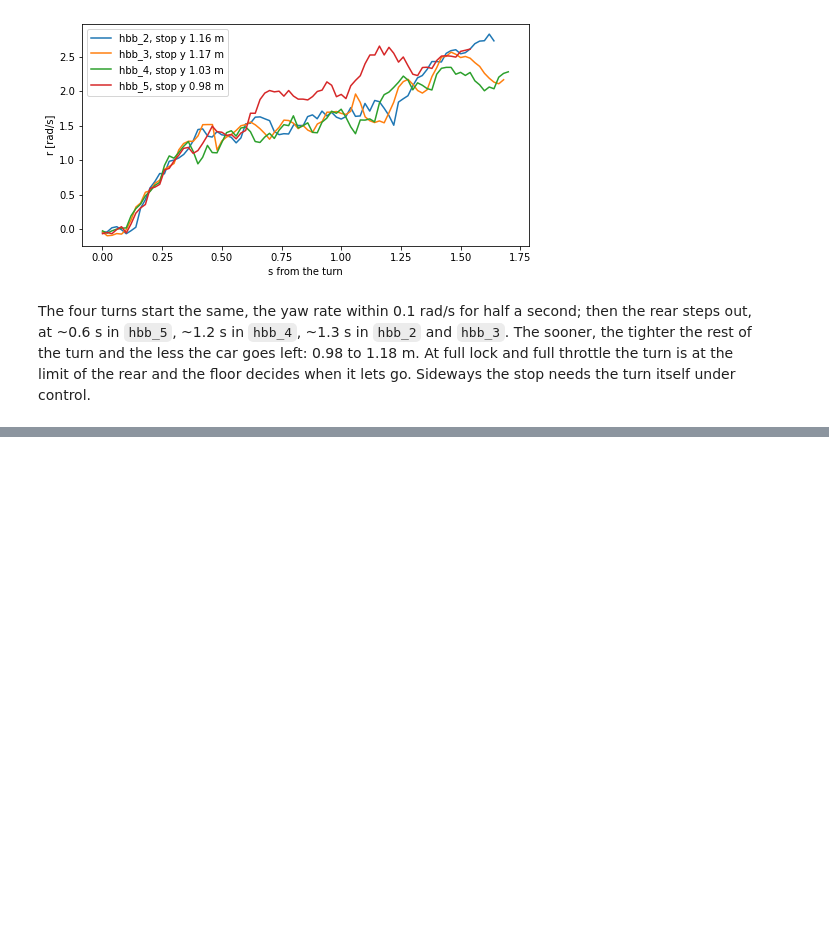
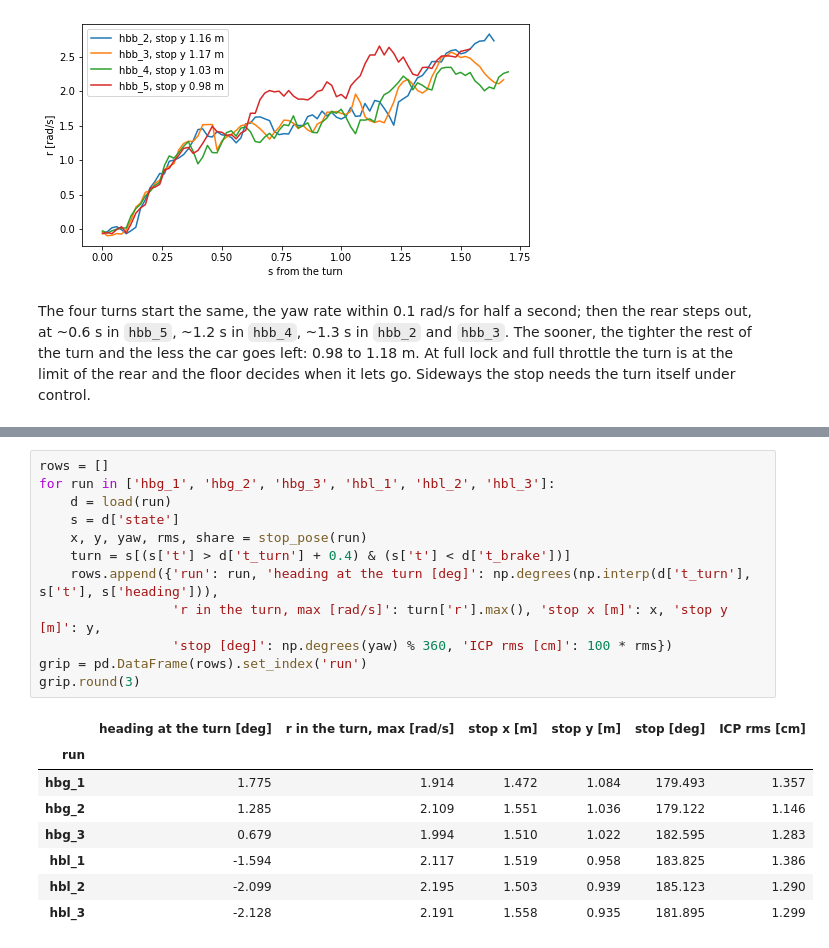
Before and after one commit to Gelminaio/drift-mpc-ackermann, a Jupyter notebook: notebooks/parking.ipynb, the cells around one changed output, grey strips where cells are left out. Cells and saved outputs as stored; diff of their text form; blank space fills up the shorter version.

```diff
--- a/notebooks/parking.ipynb
+++ b/notebooks/parking.ipynb
@@ -297,0 +307,21 @@ itself under control.
+# %%
+rows = []
+for run in ['hbg_1', 'hbg_2', 'hbg_3', 'hbl_1', 'hbl_2', 'hbl_3']:
+    d = load(run)
+    s = d['state']
+    x, y, yaw, rms, share = stop_pose(run)
+    turn = s[(s['t'] > d['t_turn'] + 0.4) & (s['t'] < d['t_brake'])]
+    rows.append({'run': run, 'heading at the turn [deg]': np.degrees(np.interp(d['t_turn'], s['t'], s['heading'])),
+                 'r in the turn, max [rad/s]': turn['r'].max(), 'stop x [m]': x, 'stop y [m]': y,
+                 'stop [deg]': np.degrees(yaw) % 360, 'ICP rms [cm]': 100 * rms})
+grip = pd.DataFrame(rows).set_index('run')
+grip.round(3)
+# %% [output]
+|  | heading at the turn [deg] | r in the turn, max [rad/s] | stop x [m] | stop y [m] | stop [deg] | ICP rms [cm] |
+| run |  |  |  |  |  |  |
+| hbg_1 | 1.775 | 1.914 | 1.472 | 1.084 | 179.493 | 1.357 |
+| hbg_2 | 1.285 | 2.109 | 1.551 | 1.036 | 179.122 | 1.146 |
+| hbg_3 | 0.679 | 1.994 | 1.510 | 1.022 | 182.595 | 1.283 |
+| hbl_1 | -1.594 | 2.117 | 1.519 | 0.958 | 183.825 | 1.386 |
+| hbl_2 | -2.099 | 2.195 | 1.503 | 0.939 | 185.123 | 1.290 |
+| hbl_3 | -2.128 | 2.191 | 1.558 | 0.935 | 181.895 | 1.299 |
```
Also changed, not shown: parts of 16 cells of this notebook.
